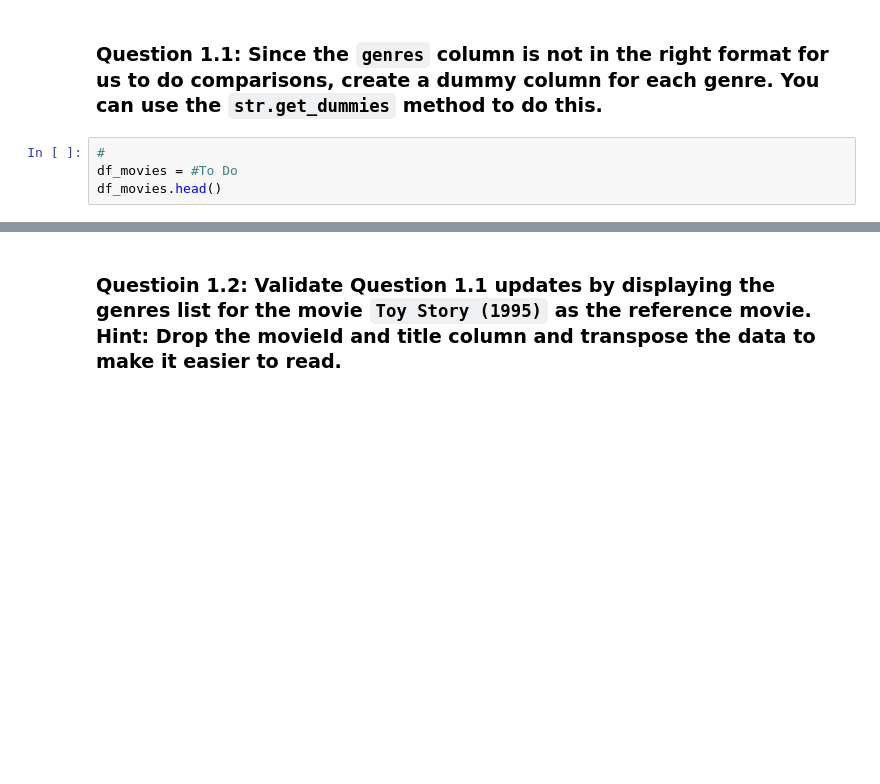
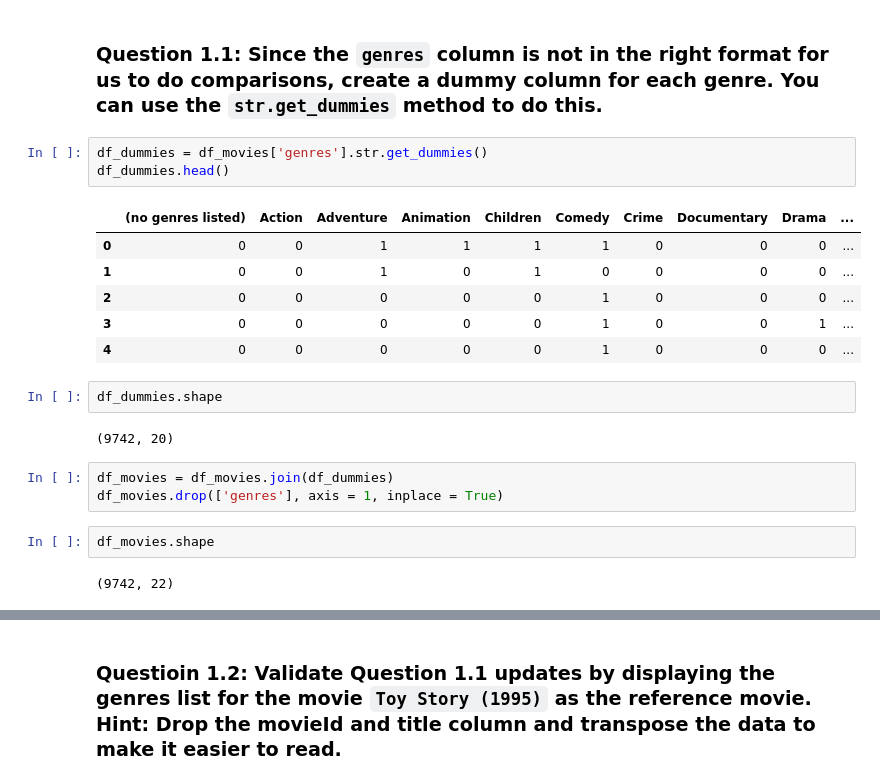
Before and after one commit to rodolfolermacontreras/ML_2_Assignment_8, a Jupyter notebook: MLEARN 530-Lesson8-RodolfoLerma.ipynb, the cells around one changed output, grey strips where cells are left out. Cells and saved outputs as stored; diff of their text form; blank space fills up the shorter version.

```diff
--- a/MLEARN 530-Lesson8-RodolfoLerma.ipynb
+++ b/MLEARN 530-Lesson8-RodolfoLerma.ipynb
@@ -118,6 +121,23 @@ plt.grid(True)
 # %% [markdown]
 ### Question 1.1: Since the `genres` column is not in the right format for us to do comparisons, create a dummy column for each genre. You can use the `str.get_dummies` method to do this.
-# %%
-#
-df_movies = #To Do
-df_movies.head()
+# %%
+df_dummies = df_movies['genres'].str.get_dummies()
+df_dummies.head()
+# %% [output]
+|  | (no genres listed) | Action | Adventure | Animation | Children | Comedy | Crime | Documentary | Drama | ... |
+| 0 | 0 | 0 | 1 | 1 | 1 | 1 | 0 | 0 | 0 | ... |
+| 1 | 0 | 0 | 1 | 0 | 1 | 0 | 0 | 0 | 0 | ... |
+| 2 | 0 | 0 | 0 | 0 | 0 | 1 | 0 | 0 | 0 | ... |
+| 3 | 0 | 0 | 0 | 0 | 0 | 1 | 0 | 0 | 1 | ... |
+| 4 | 0 | 0 | 0 | 0 | 0 | 1 | 0 | 0 | 0 | ... |
+# %%
+df_dummies.shape
+# %% [output]
+(9742, 20)
+# %%
+df_movies = df_movies.join(df_dummies)
+df_movies.drop(['genres'], axis = 1, inplace = True)
+# %%
+df_movies.shape
+# %% [output]
+(9742, 22)
```
Also changed, not shown: parts of 36 cells of this notebook.
